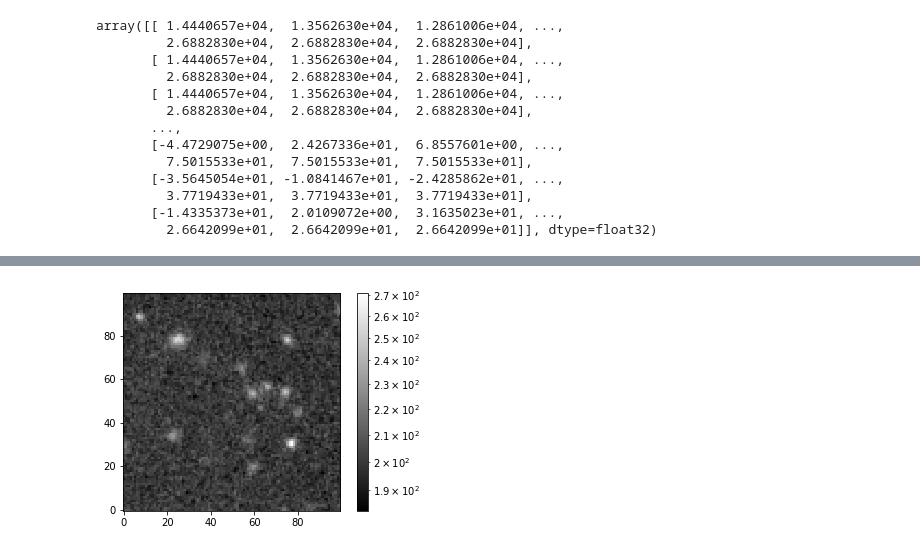
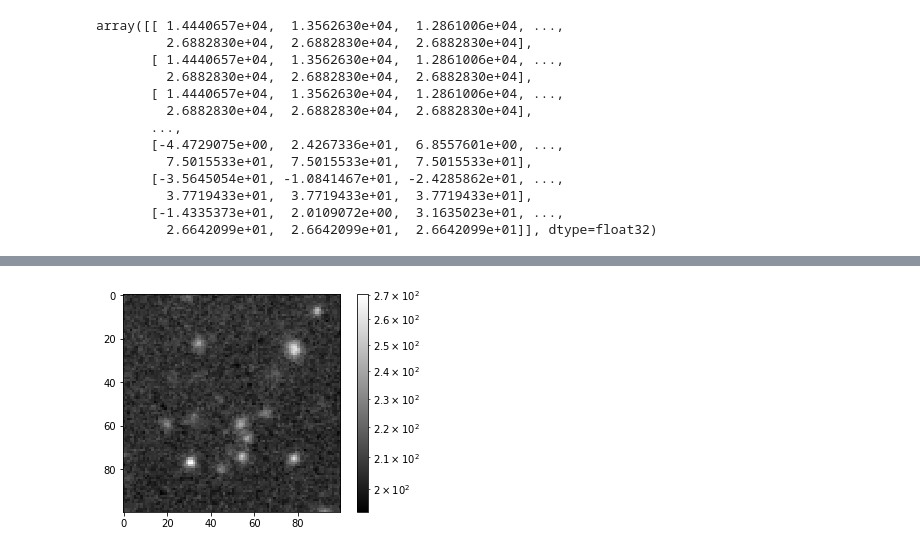
Before and after one commit to matthewjohnpayne/shifty, a Jupyter notebook: notebooks/demo_imagehandler.ipynb, the cells around one changed output, grey strips where cells are left out. Drawn from its saved outputs; the diff is of its cells as text; code cells hidden in the pictures.

Commit message:
ImageEnsemble implemented and working,
basic functionality for aligning images, shifting, stacking and saving.
The notebook is currently messy. Will commit clean one tomorrow.

```diff
--- a/notebooks/demo_imagehandler.ipynb
+++ b/notebooks/demo_imagehandler.ipynb
@@ -60,7 +63,8 @@ array([[ 1.4440657e+04,  1.3562630e+04,  1.2861006e+04, ...,
        [-1.4335373e+01,  2.0109072e+00,  3.1635023e+01, ...,
          2.6642099e+01,  2.6642099e+01,  2.6642099e+01]], dtype=float32)
 # %%
-filenames=[filename.replace('117',str(i)) for i in np.arange(112, 124)]
+filenames=[filename.replace('117', str(i)) for i in np.arange(100, 124)]
+filenames[:12]=[filenamei.replace('0826', '0825') for filenamei in filenames[:12]]
 # %%
 E=imagehandler.ImageEnsemble(filenames,extno)
 # %% [output]
@@ -87,6 +90,5 @@ Set DATE-END to '2016-08-27T15:03:43.582' from MJD-END'. [astropy.wcs.wcs]
 # %%
-from matplotlib.colors import LogNorm
-plt.imshow((E.data.mean(0)-E.data.mean(0).min())[230:330,100:200], origin='lower', cmap='gray',norm=LogNorm())
+plt.imshow((E.data.mean(0)-E.data.mean(0).min())[230:330,100:200].T, cmap='gray',norm=LogNorm())
 cbar = plt.colorbar()
 # %% [output]
-[figure, old version]
+[figure, new version]
```
Also changed, not shown: parts of 63 cells of this notebook, 1 other file.
